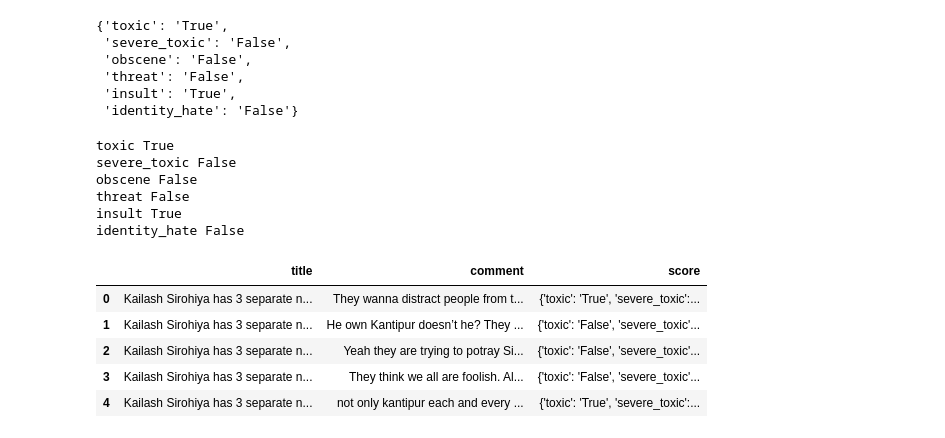
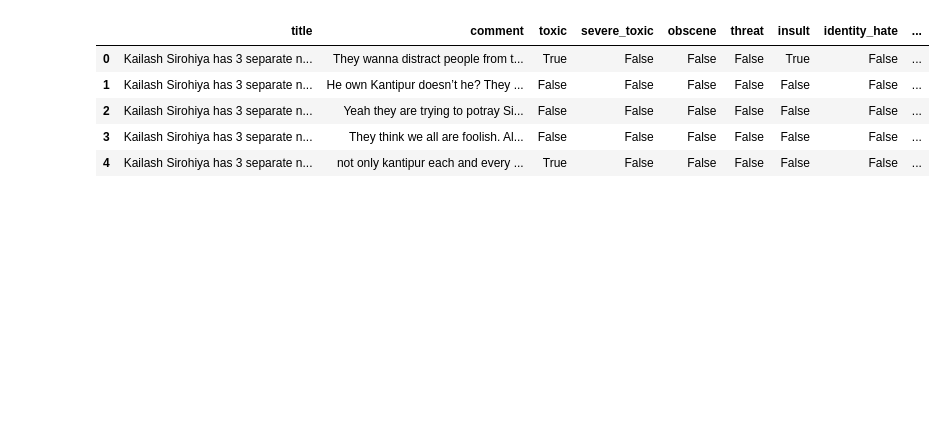
Before and after one commit to raichu03/data_mining, a Jupyter notebook: postprocess.ipynb, the cells around one changed output. Drawn from its saved outputs; the diff is of its cells as text; code cells hidden in the pictures; blank space fills up the shorter version.

```diff
--- a/postprocess.ipynb
+++ b/postprocess.ipynb
@@ -85,7 +86,6 @@ import pandas as pd
 import matplotlib.pyplot as plt
 
 # Read the CSV file
-df = pd.read_csv('cleaned_comments.csv')
+df = pd.read_csv('scored_comments2.csv')
 
 # Display the first few rows of the dataframe
-print(df.head())
@@ -129,15 +91,0 @@ df.head()
-# %%
-def remove_spaces(string_list):
-  """
-  Removes spaces from all characters in a list of strings.
-
-  Args:
-      string_list (list): A list of strings.
-
-  Returns:
-      list: A new list with spaces removed from each string.
-  """
-
-  return [s.replace(" ", "") for s in string_list]
-df['score'] = df['score'].apply(remove_spaces)
-df.head()
@@ -151,21 +91,0 @@ df.head()
-# %%
-df['score'][0]
-# %% [output]
-{'toxic': 'True',
- 'severe_toxic': 'False',
- 'obscene': 'False',
- 'threat': 'False',
- 'insult': 'True',
- 'identity_hate': 'False'}
-# %%
-for i in df['score'][0]:
-#   print(i)
-  a = i.split(':')
-  print(a[0], a[1])
-# %% [output]
-toxic True
-severe_toxic False
-obscene False
-threat False
-insult True
-identity_hate False
@@ -174,9 +91,0 @@ df['score'] = df['score'].apply(lambda x: {i.split(':')[0]: i.split(':')[1] for
-# %%
-df.head()
-# %% [output]
-|  | title | comment | score |
-| 0 | Kailash Sirohiya has 3 separate n... | They wanna distract people from t... | {'toxic': 'True', 'severe_toxic':... |
-| 1 | Kailash Sirohiya has 3 separate n... | He own Kantipur doesn’t he? They ... | {'toxic': 'False', 'severe_toxic'... |
-| 2 | Kailash Sirohiya has 3 separate n... | Yeah they are trying to potray Si... | {'toxic': 'False', 'severe_toxic'... |
-| 3 | Kailash Sirohiya has 3 separate n... | They think we all are foolish. Al... | {'toxic': 'False', 'severe_toxic'... |
-| 4 | Kailash Sirohiya has 3 separate n... | not only kantipur each and every ... | {'toxic': 'True', 'severe_toxic':... |
@@ -184,0 +101,21 @@ df.to_csv('cleaned_comments.csv', index=False)
+# %%
+df["toxicity_percentage"] = 0
+
+# Function to calculate toxicity percentage for each row
+def calculate_toxicity(row):
+  toxicity_score = 0
+  for col, weight in evaluation_metrics.items():
+    if row[col]:
+      toxicity_score += weight
+  return toxicity_score
+
+# Apply the function to each row with vectorized apply
+df["toxicity_percentage"] = df.apply(calculate_toxicity, axis=1)
+df.head()
+# %% [output]
+|  | title | comment | toxic | severe_toxic | obscene | threat | insult | identity_hate | ... |
+| 0 | Kailash Sirohiya has 3 separate n... | They wanna distract people from t... | True | False | False | False | True | False | ... |
+| 1 | Kailash Sirohiya has 3 separate n... | He own Kantipur doesn’t he? They ... | False | False | False | False | False | False | ... |
+| 2 | Kailash Sirohiya has 3 separate n... | Yeah they are trying to potray Si... | False | False | False | False | False | False | ... |
+| 3 | Kailash Sirohiya has 3 separate n... | They think we all are foolish. Al... | False | False | False | False | False | False | ... |
+| 4 | Kailash Sirohiya has 3 separate n... | not only kantipur each and every ... | True | False | False | False | False | False | ... |
```
Also changed, not shown: parts of 13 cells of this notebook, 2 other files.
